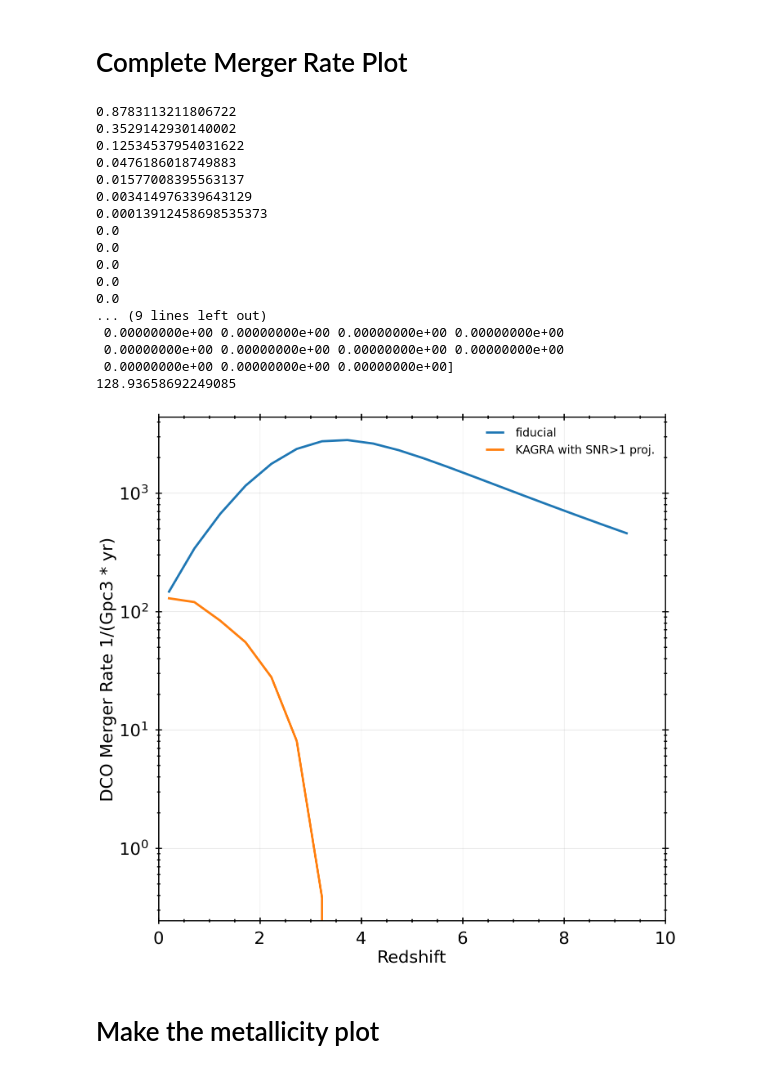
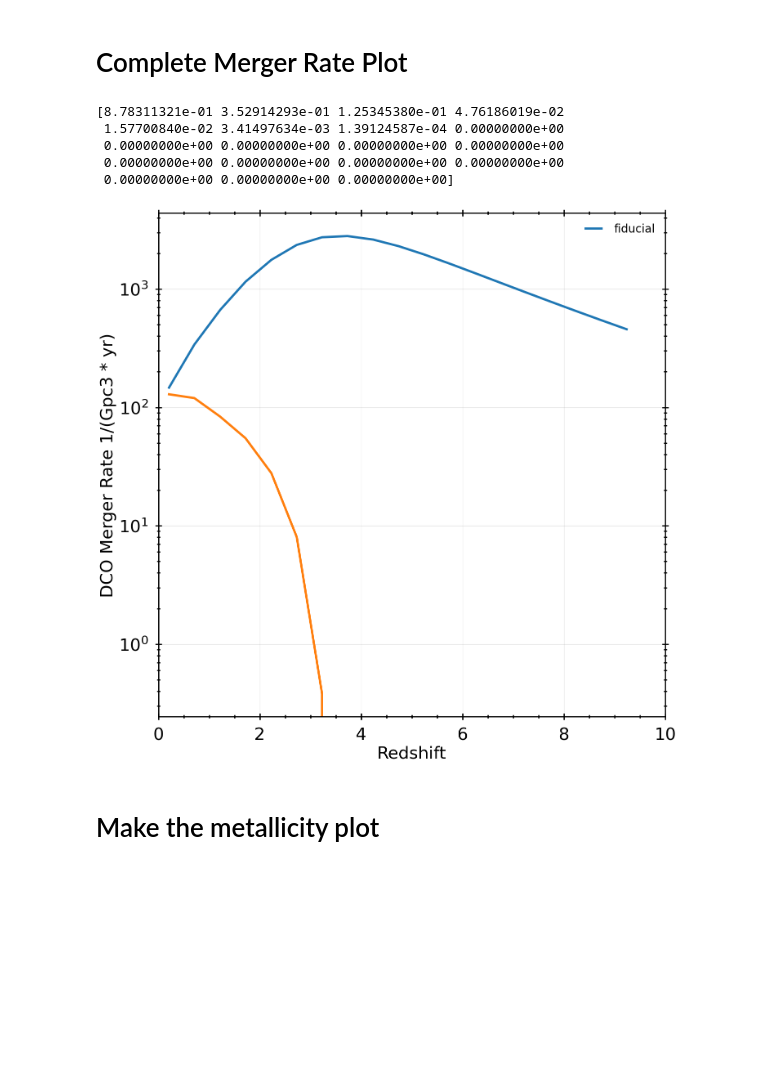
Before and after one commit to stlgolfer/metallicity_mergers, a Jupyter notebook: convolve_test.ipynb, the cells around one changed output. Drawn from its saved outputs; the diff is of its cells as text; code cells hidden in the pictures; blank space fills up the shorter version.

Commit message:
Can now make detector networks

```diff
--- a/convolve_test.ipynb
+++ b/convolve_test.ipynb
@@ -33,7 +33,7 @@ metallicities = fdata["BSE_System_Parameters"]["Metallicity@ZAMS(1)"][()]
 # potentially mask with/without a stable mass transfer or without an envelope
 mixture_weight = fdata["BSE_System_Parameters"]["mixture_weight"][()]
 fdata.close()
-TYPES = 'BNS'
+TYPES = 'BBH'
 fe_binned, fe_bins, compasdata = get_formation_efficiency(filepath, types=TYPES)
 delayTimes = compasdata.delayTimes
 
@@ -676,52 +671,60 @@ cuts = [
+# %%
+# since we're going to do only one system at a time, this is a list of the detectors in the network. will eventually make this into a class of some sort or maybe run configuration
+networks = {
+    'ET': {
+        'array': [
+            'ETS_0',
+            'ETS_1',
+            'ETS_2'
+        ],
+        'snr': 1
+    },
+    'KAGRA': {
+        'array': ['KAGRA'],
+        'snr': 1
+    }
+}
 # %%
 # make a new plot
 sfr_fig, sfr_ax = plt.subplots(1, 1)
 
 sfr_ax.plot(
     fiducial_plotting_data['redshifts'],
     np.sum(fiducial_plotting_data['all_weights'],axis=0),
     label='fiducial'
 )
 
-for c in cuts:
-    all_snr_weights = get_all_snr_weights(c['det'])
-    scale = np.sum(all_snr_weights, axis=1)/(all_snr_weights.shape[1])
-    print(scale)
-    p_line = np.sum(fiducial_plotting_data['all_weights'],axis=0)*scale
-    sfr_ax.plot(
-        fiducial_plotting_data['redshifts'],
-        p_line,
-        label=f'{c['det']} with SNR>{c['cut']} proj.'
-    )
-    # print(np.sum(p_line))
-    print(p_line[0])
+
+snr_grid = np.zeros(
+    (len(fiducial_plotting_data['redshifts']), len(dco_efficiencies))
+)
+
+all_snr_weights = get_all_snr_weights(networks['KAGRA']['array'], 1)
+scale = np.sum(all_snr_weights, axis=1)/(all_snr_weights.shape[1])
+print(scale)
+p_line = np.sum(fiducial_plotting_data['all_weights'],axis=0)*scale
+sfr_ax.plot(
+    fiducial_plotting_data['redshifts'],
+    p_line,
+    # label=f'{c['det']} with SNR>{c['cut']} proj.'
+)
+# print(np.sum(p_line))
+# print(p_line[0])
 
 fiducial_plotting_data['redshifts']
 sfr_ax.set_xlabel('Redshift')
 sfr_ax.set_ylabel('DCO Merger Rate 1/(Gpc3 * yr)')
 sfr_ax.set_xlim(0, 10)
 sfr_ax.legend()
 sfr_ax.set_yscale('log')
 sfr_fig.show()
 # %% [output]
-0.8783113211806722
-0.3529142930140002
-0.12534537954031622
-0.0476186018749883
-0.01577008395563137
-0.003414976339643129
-0.00013912458698535373
-0.0
-0.0
-0.0
-0.0
-0.0
-... (9 lines left out)
+[8.78311321e-01 3.52914293e-01 1.25345380e-01 4.76186019e-02
+ 1.57700840e-02 3.41497634e-03 1.39124587e-04 0.00000000e+00
  0.00000000e+00 0.00000000e+00 0.00000000e+00 0.00000000e+00
  0.00000000e+00 0.00000000e+00 0.00000000e+00 0.00000000e+00
  0.00000000e+00 0.00000000e+00 0.00000000e+00]
-128.93658692249085
-[figure, old version]
+[figure, new version]
 # %% [markdown]
 # Make the metallicity plot
 # %%
```
Also changed, not shown: parts of 8 cells of this notebook.
